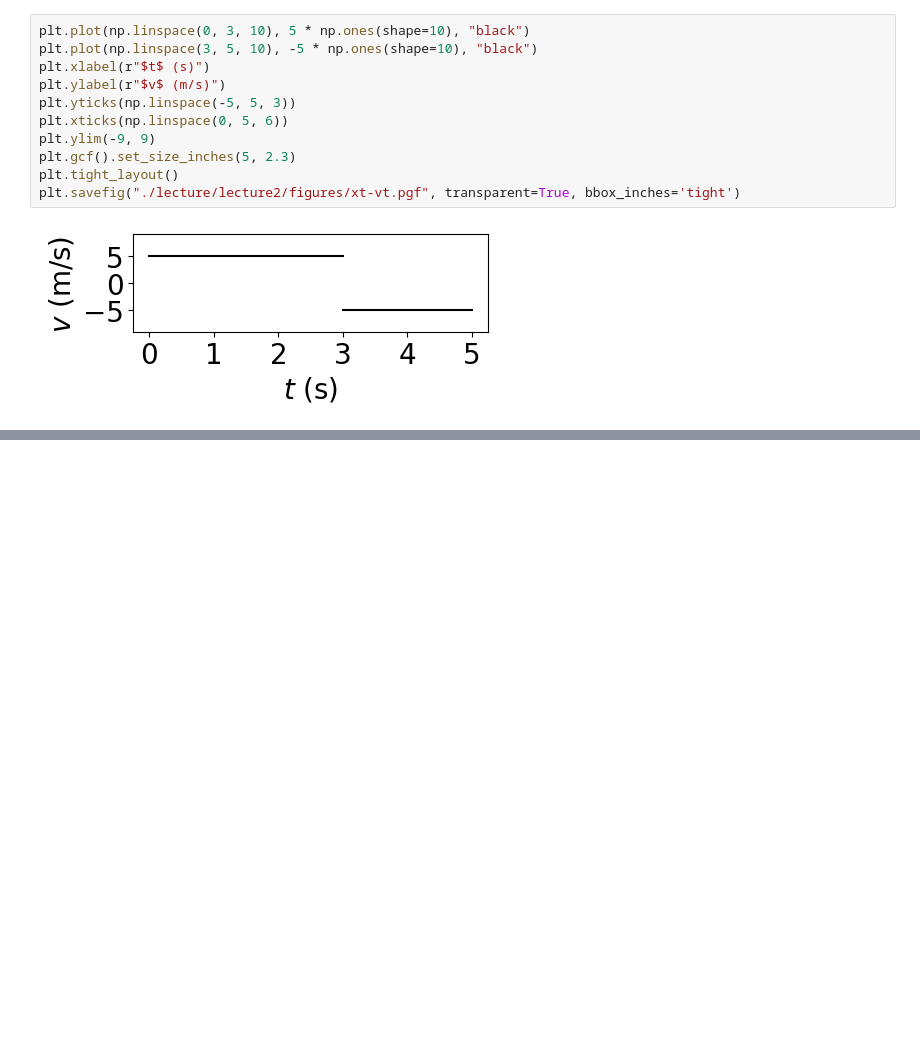
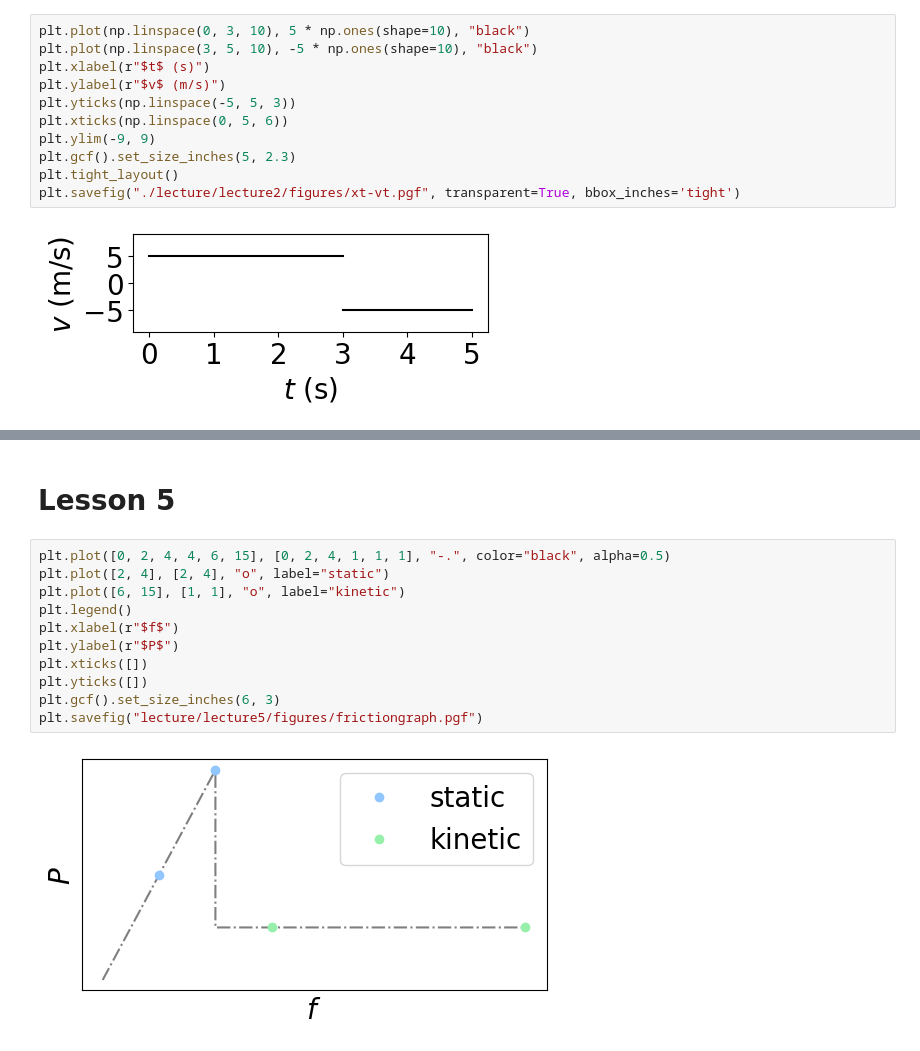
Before and after one commit to Henry-P-Ding/pre-honor-physics, a Jupyter notebook: graphs.ipynb, the cells around one changed output, grey strips where cells are left out. Saved outputs shown, nothing was run; the diff lists cells and outputs as text; blank space fills up the shorter version.

Commit message:
Add graphing Jupyter notebook

```diff
--- a/graphs.ipynb
+++ b/graphs.ipynb
@@ -156,0 +157,15 @@ plt.savefig("./lecture/lecture2/figures/constant-a.pgf", transparent=True, bbox_
+# %% [markdown]
+# Lesson 5
+# %%
+plt.plot([0, 2, 4, 4, 6, 15], [0, 2, 4, 1, 1, 1], "-.", color="black", alpha=0.5)
+plt.plot([2, 4], [2, 4], "o", label="static")
+plt.plot([6, 15], [1, 1], "o", label="kinetic")
+plt.legend()
+plt.xlabel(r"$f$")
+plt.ylabel(r"$P$")
+plt.xticks([])
+plt.yticks([])
+plt.gcf().set_size_inches(6, 3)
+plt.savefig("lecture/lecture5/figures/frictiongraph.pgf")
+# %% [output]
+[figure, added]
```
Also changed, not shown: parts of 1 cell of this notebook.
